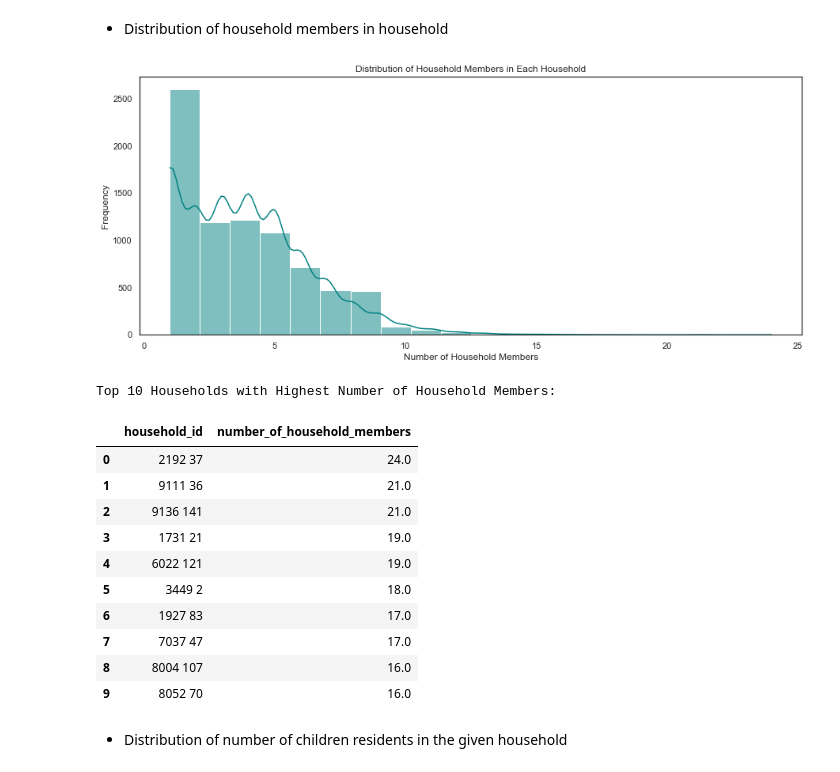
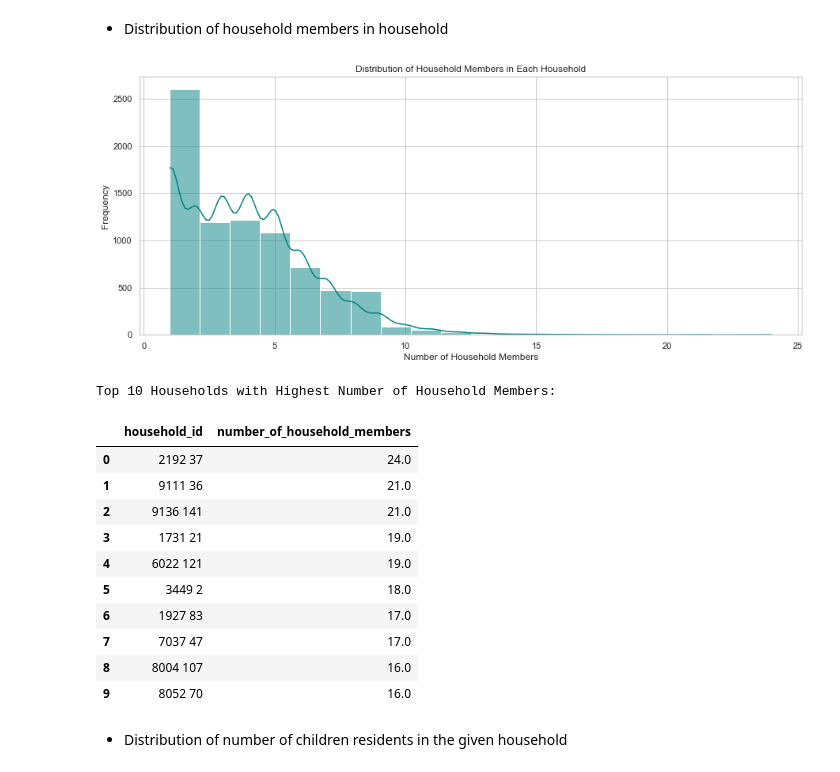
Before and after one commit to Dominic-Mu/dsc-phase-5-group-14-project, a Jupyter notebook: index.ipynb, the cells around one changed output. Drawn from its saved outputs; the diff is of its cells as text; code cells hidden in the pictures.

```diff
--- a/index.ipynb
+++ b/index.ipynb
@@ -768,32 +768,32 @@ summary_df
 # %%
 # Distribution of household members in household
 
 # Setting the style of seaborn
-sns.set(style="white")
+sns.set(style="whitegrid")
 
 
 # Converting DataFrame to a NumPy array before indexing
 np_array = df_filtered.to_numpy()
 
 # Plotting the distribution
 plt.figure(figsize=(15, 6))
 sns.histplot(df_filtered['number_of_household_members'], bins=20, kde=True, color='teal')
 plt.title('Distribution of Household Members in Each Household')
 plt.xlabel('Number of Household Members')
 plt.ylabel('Frequency')
 plt.show()
 
 # Identify the top ten households
 top_10_households = df_filtered.groupby('household_id')['number_of_household_members'].max().nlargest(10)
 
 # Create a DataFrame from the top_10_households Series
 top_10_df = top_10_households.reset_index()
 
 # Print the DataFrame
 print("Top 10 Households with Highest Number of Household Members:")
 top_10_df
 # %% [output]
-[figure, old version]
+[figure, new version]
 Top 10 Households with Highest Number of Household Members:
 |  | household_id | number_of_household_members |
 | 0 | 2192 37 | 24.0 |
```
Also changed, not shown: parts of 12 cells of this notebook.
